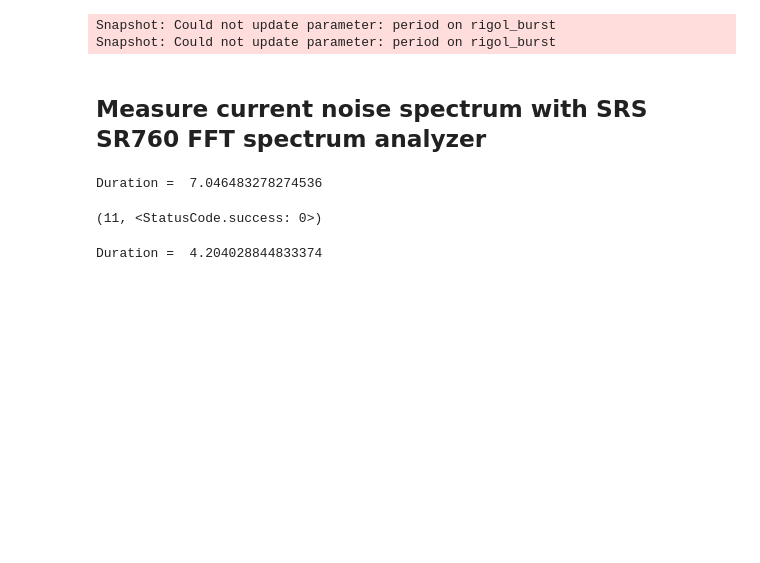
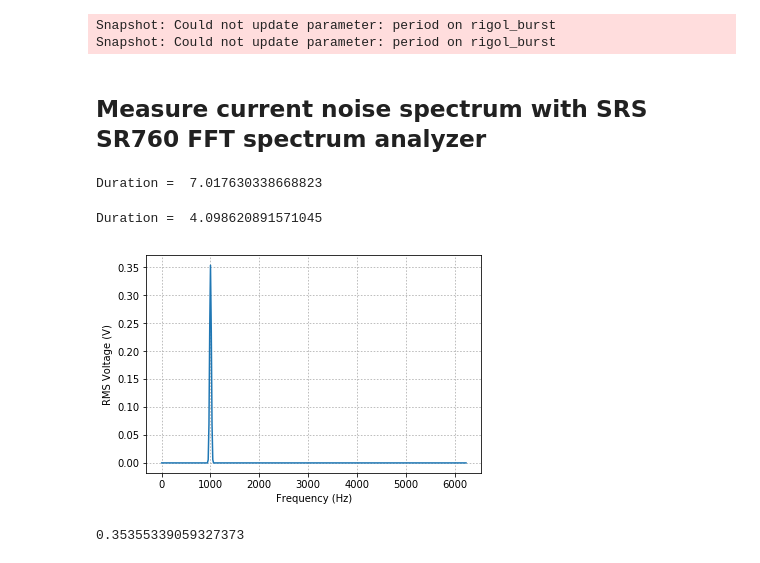
Before and after one commit to kouwenhovenlab/v0_characterization, a Jupyter notebook: scripts/Current_noise_spectrum.ipynb, the cells around one changed output. Saved outputs shown, nothing was run; the diff lists cells and outputs as text; code cells hidden in the pictures; blank space fills up the shorter version.

```diff
--- a/scripts/Current_noise_spectrum.ipynb
+++ b/scripts/Current_noise_spectrum.ipynb
@@ -25,7 +29,7 @@ sr760 = rm.open_resource('GPIB0::10::INSTR')
 sr760.timeout = 30000
 # %%
 t0 = time.time()
-sr760.write(r"SPAN 3\n")
+sr760.write(r"SPAN 15\n")
 sr760.write(r"MEAS 1,0\n") #Measure trace 1, type 0 = spectrum
 sr760.write(r"DISP 1,0\n") #Trace 1, type 0 = log magnitude
 sr760.write(r"UNIT 1,1\n") #Trace 1, type 1 = Vrms
@@ -37,24 +41,36 @@ for i in range(400):
     fvals.append(float(sr760.query(r"BVAL? 1,{:d}\n".format(i).strip()))) #query the frequency value of the bins
 fvals = np.array(fvals)
 
+# sr760.write(r"AVGO 1\n") #Turn on averaging
+# sr760.write(r"NAVG 20\n")
+
 print('Duration = ', time.time()-t0)
 # %% [output]
-Duration =  7.046483278274536
+Duration =  7.017630338668823
-# %%
-sr760.write(r"AVGO 0\n")
-sr760.write(r"NAVG 50\n")
-# %% [output]
-(11, <StatusCode.success: 0>)
 # %%
 t0 = time.time()
-sr760.write(r"ARNG 1") #Turn on auto range
-
+sr760.write(r"ARNG 1\n") #Turn on auto range
+#sr760.write(r"GET \n") #Start acquisition
+#time.sleep(5)
 data = sr760.query(r"SPEC? 1\n").strip() #query spectrum values from trace 1
 data = np.array([float(d) for d in data.split(',')[:-1]])
 
 print('Duration = ', time.time()-t0)
 # %% [output]
-Duration =  4.204028844833374
+Duration =  4.098620891571045
+# %%
+fig, ax = plt.subplots(1,1)
+ax.plot(fvals, data)
+#ax.set_ylim([0,500])
+ax.set_xlabel('Frequency (Hz)')
+ax.set_ylabel('RMS Voltage (V)')
+ax.grid(dashes=[2,2])
+# %% [output]
+[figure, added]
+# %%
+1/(2*np.sqrt(2))
+# %% [output]
+0.35355339059327373
 # %%
 fig, ax = plt.subplots(1,1)
 ax.plot(fvals, data * 1e6)
```
Also changed, not shown: parts of 51 cells of this notebook.
